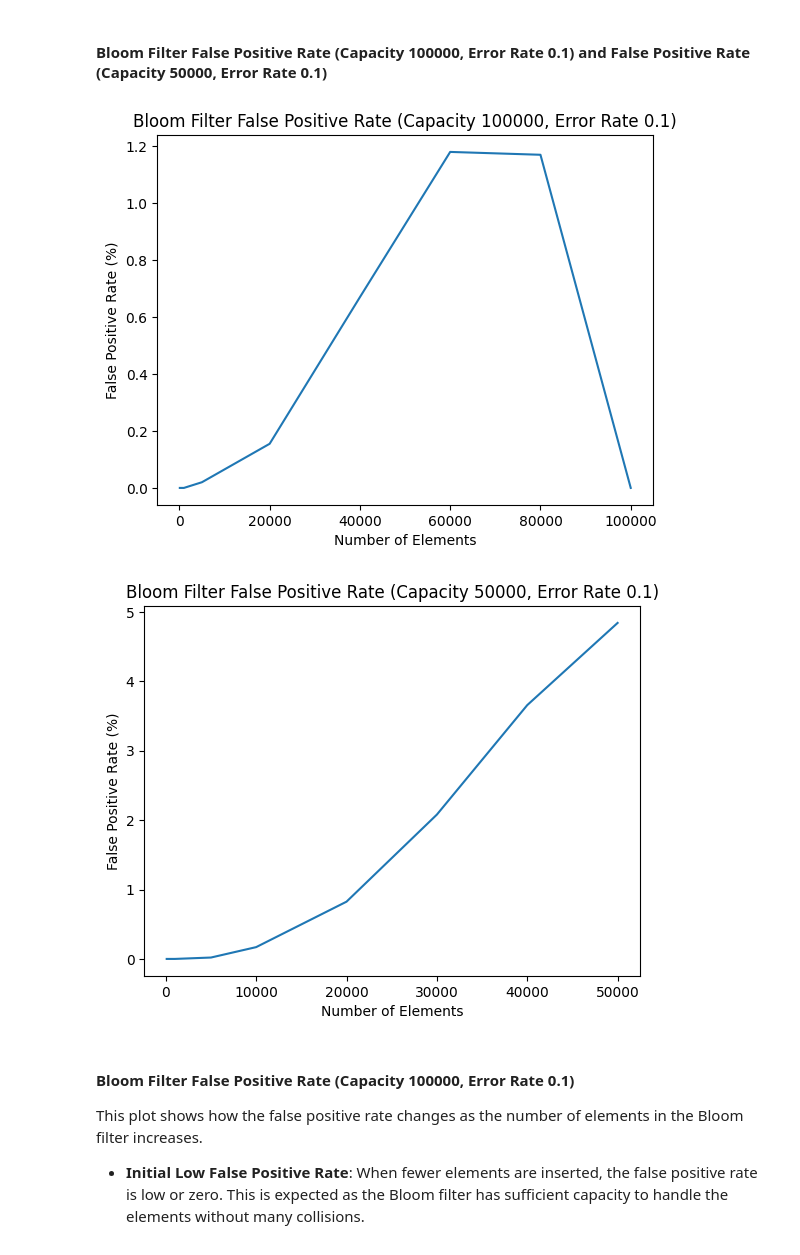
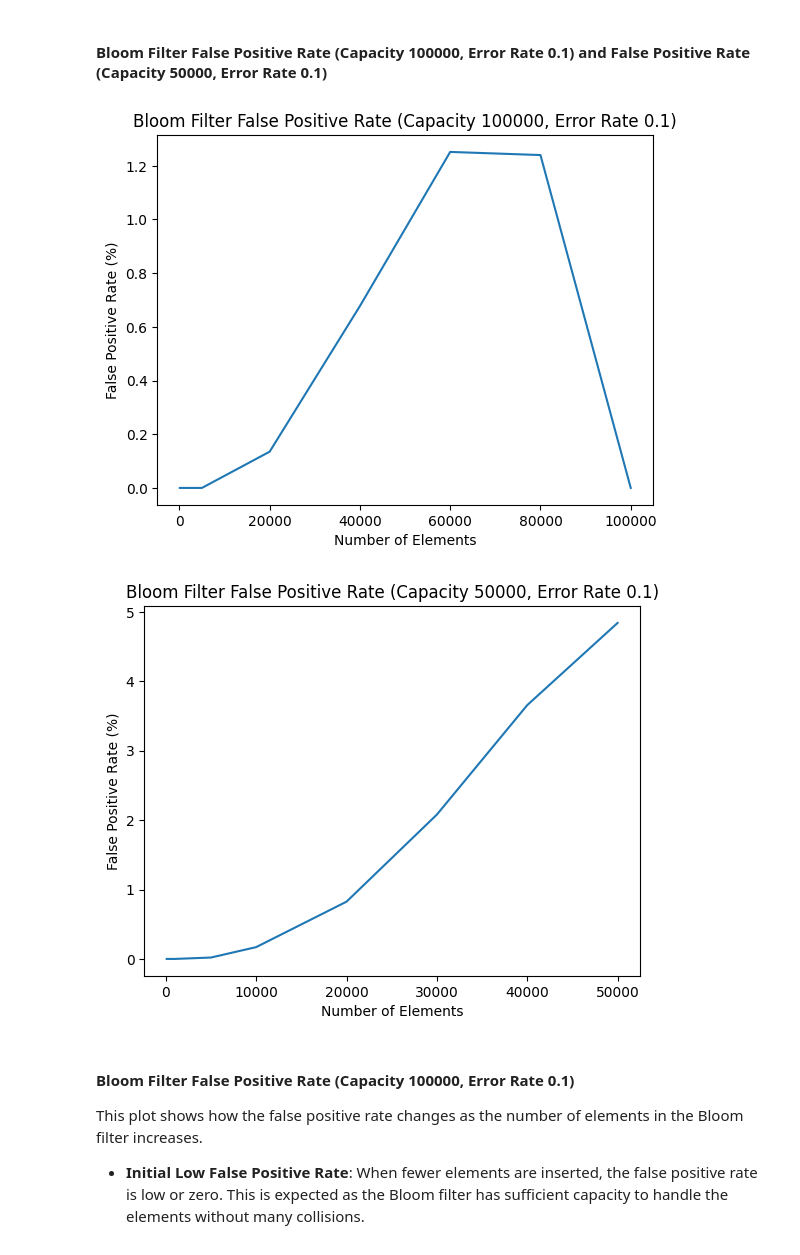
Before and after one commit to erickamabilin/concepts_ds, a Jupyter notebook: demo.ipynb, the cells around one changed output. Saved outputs shown, nothing was run; the diff lists cells and outputs as text; code cells hidden in the pictures.

```diff
--- a/demo.ipynb
+++ b/demo.ipynb
@@ -137,25 +137,25 @@ This plot illustrates the time taken to check the presence of elements with a hi
 # %%
 import matplotlib.pyplot as plt
 
 # Function to plot the false positive rate
 def plot_false_positive_rate(false_positives, title):
     plt.plot(false_positives.keys(), false_positives.values())
     plt.xlabel('Number of Elements')
     plt.ylabel('False Positive Rate (%)')
     plt.title(title)
     plt.show()
 
 # Data for the plots
-false_positives_100000 = {100: 0.0, 500: 0.0, 1000: 0.0, 5000: 0.02, 20000: 0.155, 40000: 0.67, 60000: 1.18, 80000: 1.17, 100000: 0.0}
+false_positives_100000 = {100: 0.0, 500: 0.0, 1000: 0.0, 5000: 0.0, 20000: 0.135, 40000: 0.6775, 60000: 1.2516666666666667, 80000: 1.24, 100000: 0.0}
 false_positives_50000 = {100: 0.0, 500: 0.0, 1000: 0.0, 5000: 0.02, 10000: 0.16999999999999998, 20000: 0.8250000000000001, 30000: 2.08, 40000: 3.6575, 50000: 4.842}
 
 # Plot for Capacity 100000
 plot_false_positive_rate(false_positives_100000, 'Bloom Filter False Positive Rate (Capacity 100000, Error Rate 0.1)')
 
 # Plot for Capacity 50000
 plot_false_positive_rate(false_positives_50000, 'Bloom Filter False Positive Rate (Capacity 50000, Error Rate 0.1)')
 # %% [output]
-[figure, old version]
+[figure, new version]
 [figure]
 # %% [markdown]
 #### Bloom Filter False Positive Rate (Capacity 100000, Error Rate 0.1)
```
Also changed, not shown: parts of 3 cells of this notebook.
